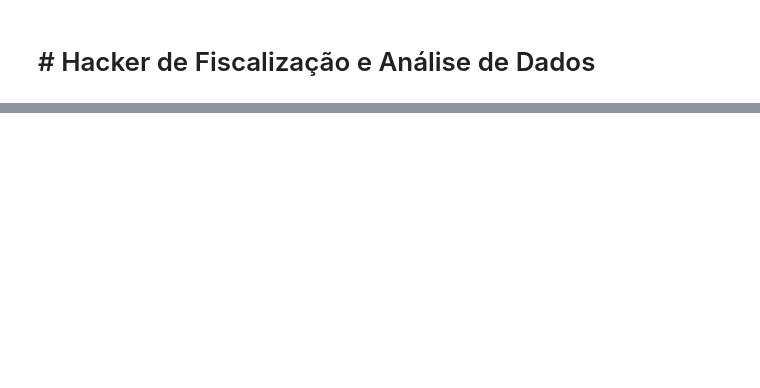
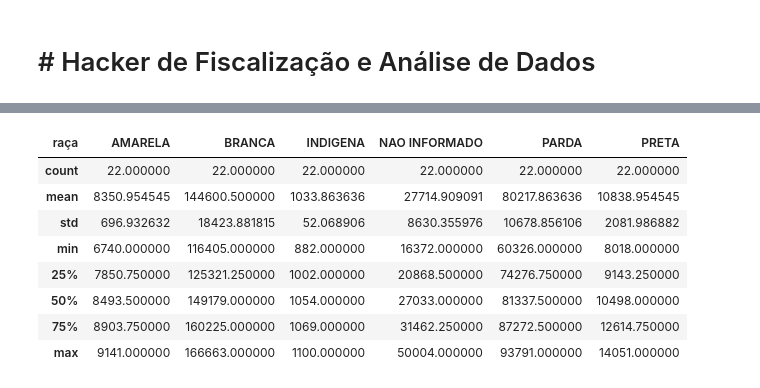
Before and after one commit to Italoalberto/Hacker-de-Fiscalizacao-e-Analise-de-Dados, a Jupyter notebook: Remuneração_Executivo.ipynb, the cells around one changed output, grey strips where cells are left out. Drawn from its saved outputs; the diff is of its cells as text; code cells hidden in the pictures; blank space fills up the shorter version.

```diff
--- a/Remuneração_Executivo.ipynb
+++ b/Remuneração_Executivo.ipynb
@@ -138,0 +114,13 @@ df.corr()
+# %%
+# verificar medidas estatísticas dos valores em relação a todas as raças no gênero masculino
+df.groupby('raça')['Mas'].describe().transpose()
+# %% [output]
+| raça | AMARELA | BRANCA | INDIGENA | NAO INFORMADO | PARDA | PRETA |
+| count | 22.000000 | 22.000000 | 22.000000 | 22.000000 | 22.000000 | 22.000000 |
+| mean | 8350.954545 | 144600.500000 | 1033.863636 | 27714.909091 | 80217.863636 | 10838.954545 |
+| std | 696.932632 | 18423.881815 | 52.068906 | 8630.355976 | 10678.856106 | 2081.986882 |
+| min | 6740.000000 | 116405.000000 | 882.000000 | 16372.000000 | 60326.000000 | 8018.000000 |
+| 25% | 7850.750000 | 125321.250000 | 1002.000000 | 20868.500000 | 74276.750000 | 9143.250000 |
+| 50% | 8493.500000 | 149179.000000 | 1054.000000 | 27033.000000 | 81337.500000 | 10498.000000 |
+| 75% | 8903.750000 | 160225.000000 | 1069.000000 | 31462.250000 | 87272.500000 | 12614.750000 |
+| max | 9141.000000 | 166663.000000 | 1100.000000 | 50004.000000 | 93791.000000 | 14051.000000 |
```
Also changed, not shown: parts of 23 cells of this notebook.
